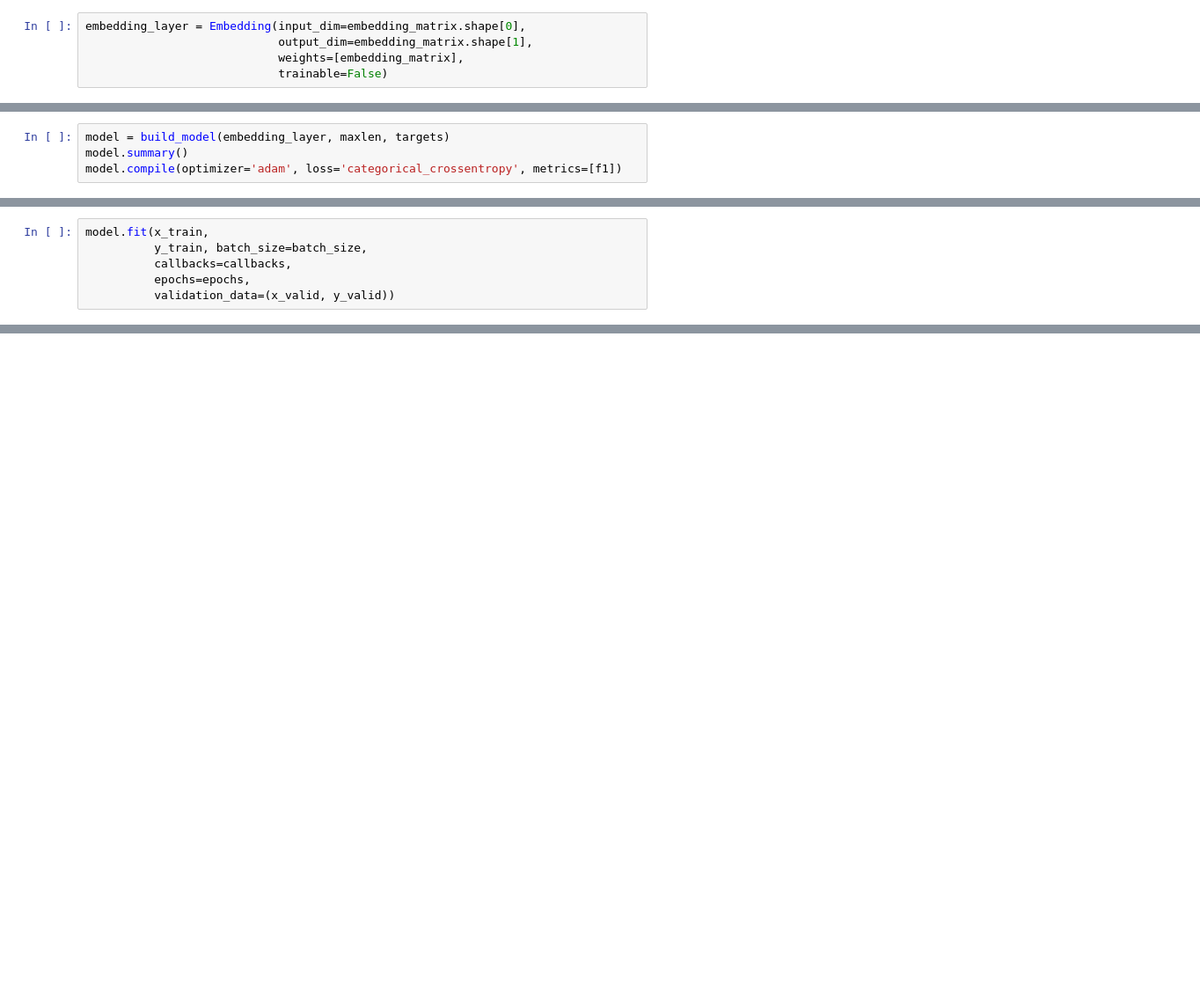
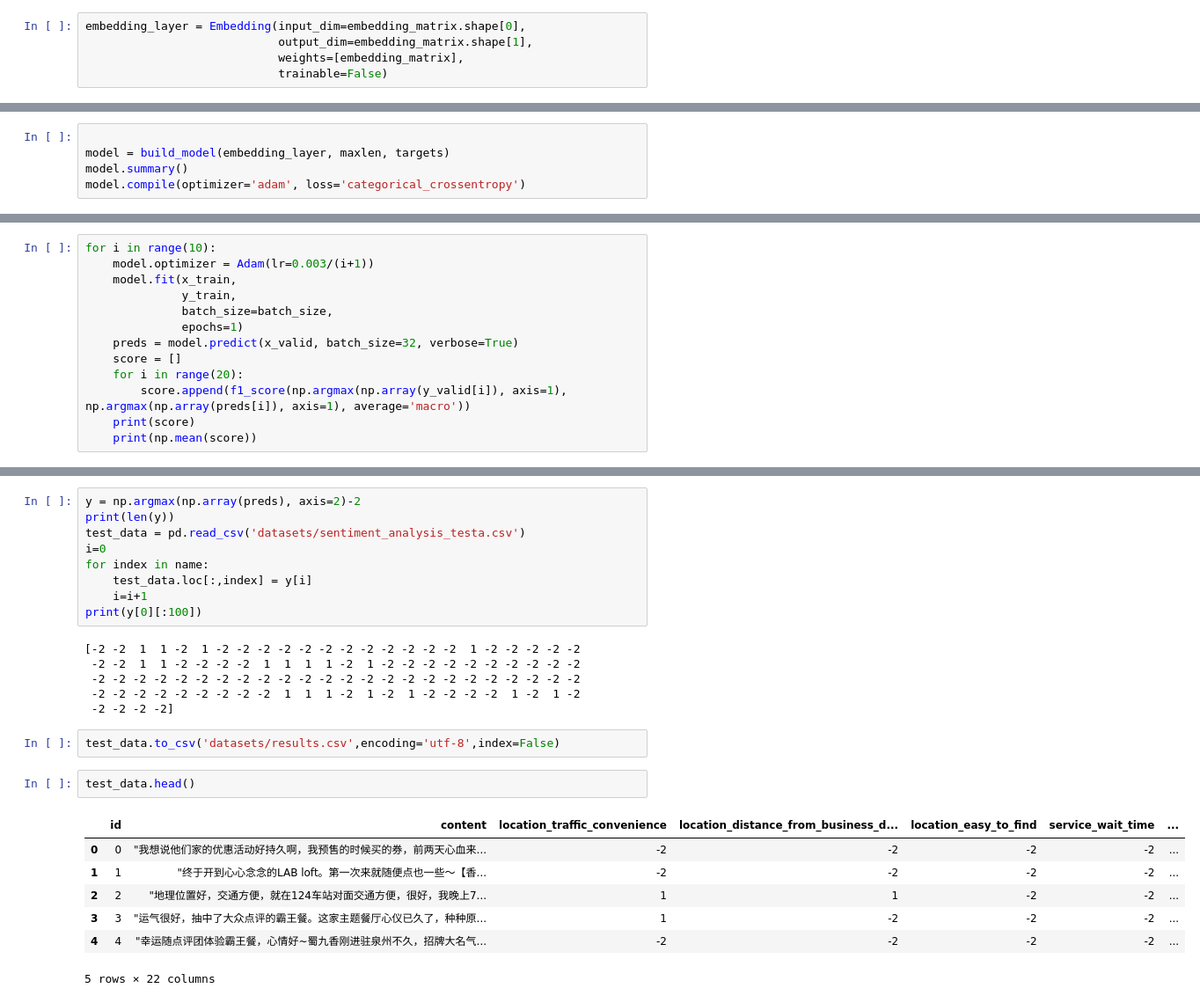
Before and after one commit to yhu314/fine_grained_sentiment_analysis_comp, a Jupyter notebook: text_classification_zhuang.ipynb, the cells around one changed output, grey strips where cells are left out. Shown at 88% size. Saved outputs shown, nothing was run; the diff lists cells and outputs as text; blank space fills up the shorter version.

```diff
--- a/text_classification_zhuang.ipynb
+++ b/text_classification_zhuang.ipynb
@@ -205,9 +211,10 @@ early_stopping = generate_early_stopping()
 tensorboard = generate_tensorboard(model_name, 'ALL')
 callbacks=[lr_schedule, checkpoint, early_stopping, tensorboard]
 # %%
+
 model = build_model(embedding_layer, maxlen, targets)
 model.summary()
-model.compile(optimizer='adam', loss='categorical_crossentropy', metrics=[f1])
+model.compile(optimizer='adam', loss='categorical_crossentropy')
 # %% [output]
 __________________________________________________________________________________________________
 Layer (type)                    Output Shape         Param #     Connected to
@@ -227,8 +234,2 @@ Trainable params: 23,743,696
 Non-trainable params: 68,000,000
 __________________________________________________________________________________________________
-# %%
-model.fit(x_train,
-          y_train, batch_size=batch_size,
-          callbacks=callbacks,
-          epochs=epochs,
-          validation_data=(x_valid, y_valid))
@@ -239,0 +236,13 @@ Epoch 00001: LearningRateScheduler reducing learning rate to 0.05.
+# %%
+for i in range(10):
+    model.optimizer = Adam(lr=0.003/(i+1))
+    model.fit(x_train,
+              y_train,
+              batch_size=batch_size,
+              epochs=1)
+    preds = model.predict(x_valid, batch_size=32, verbose=True)
+    score = []
+    for i in range(20):
+        score.append(f1_score(np.argmax(np.array(y_valid[i]), axis=1), np.argmax(np.array(preds[i]), axis=1), average='macro'))
+    print(score)
+    print(np.mean(score))
@@ -239,0 +273,27 @@ Epoch 00001: LearningRateScheduler reducing learning rate to 0.05.
+# %%
+y = np.argmax(np.array(preds), axis=2)-2
+print(len(y))
+test_data = pd.read_csv('datasets/sentiment_analysis_testa.csv')
+i=0
+for index in name:
+    test_data.loc[:,index] = y[i]
+    i=i+1
+print(y[0][:100])
+# %% [output]
+[-2 -2  1  1 -2  1 -2 -2 -2 -2 -2 -2 -2 -2 -2 -2 -2 -2  1 -2 -2 -2 -2 -2
+ -2 -2  1  1 -2 -2 -2 -2  1  1  1  1 -2  1 -2 -2 -2 -2 -2 -2 -2 -2 -2 -2
+ -2 -2 -2 -2 -2 -2 -2 -2 -2 -2 -2 -2 -2 -2 -2 -2 -2 -2 -2 -2 -2 -2 -2 -2
+ -2 -2 -2 -2 -2 -2 -2 -2 -2  1  1  1 -2  1 -2  1 -2 -2 -2 -2  1 -2  1 -2
+ -2 -2 -2 -2]
+# %%
+test_data.to_csv('datasets/results.csv',encoding='utf-8',index=False)
+# %%
+test_data.head()
+# %% [output]
+|  | id | content | location_traffic_convenience | location_distance_from_business_d... | location_easy_to_find | service_wait_time | ... |
+| 0 | 0 | "我想说他们家的优惠活动好持久啊，我预售的时候买的券，前两天心血来... | -2 | -2 | -2 | -2 | ... |
+| 1 | 1 | "终于开到心心念念的LAB loft。第一次来就随便点也一些～【香... | -2 | -2 | -2 | -2 | ... |
+| 2 | 2 | "地理位置好，交通方便，就在124车站对面交通方便，很好，我晚上7... | 1 | 1 | -2 | -2 | ... |
+| 3 | 3 | "运气很好，抽中了大众点评的霸王餐。这家主题餐厅心仪已久了，种种原... | 1 | -2 | -2 | -2 | ... |
+| 4 | 4 | "幸运随点评团体验霸王餐，心情好~蜀九香刚进驻泉州不久，招牌大名气... | -2 | -2 | -2 | -2 | ... |
+5 rows × 22 columns
```
Also changed, not shown: parts of 14 cells of this notebook.
